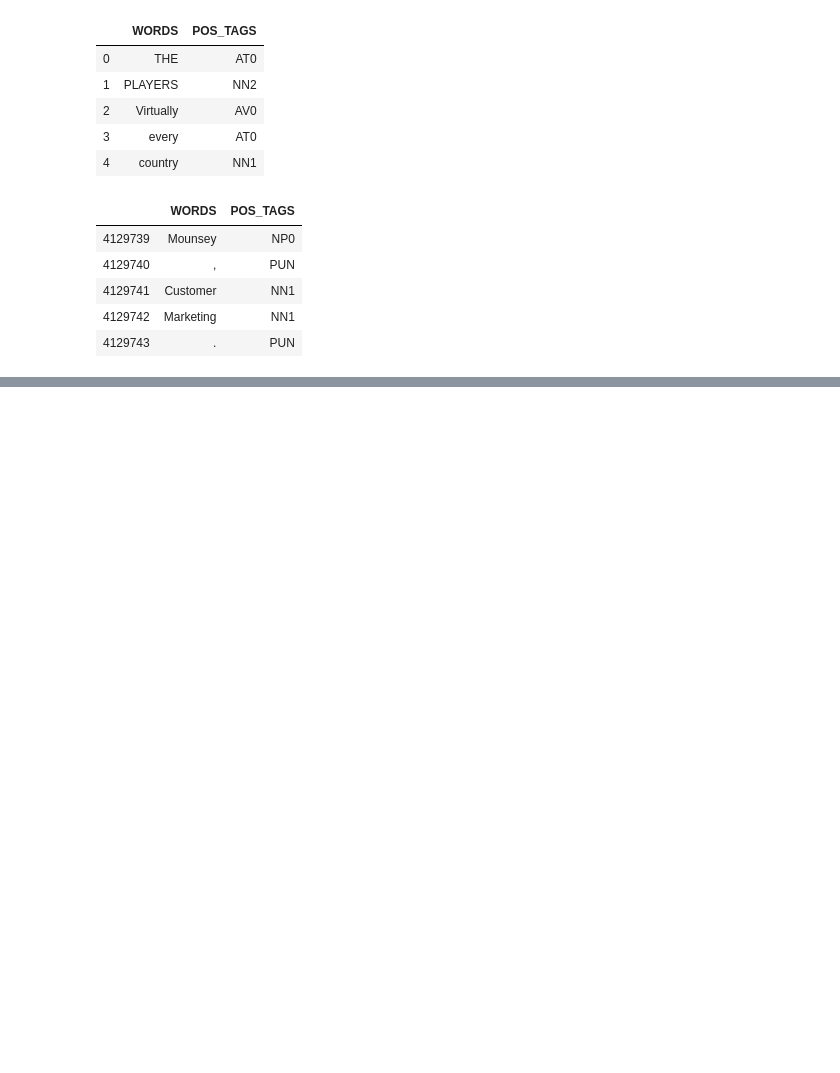
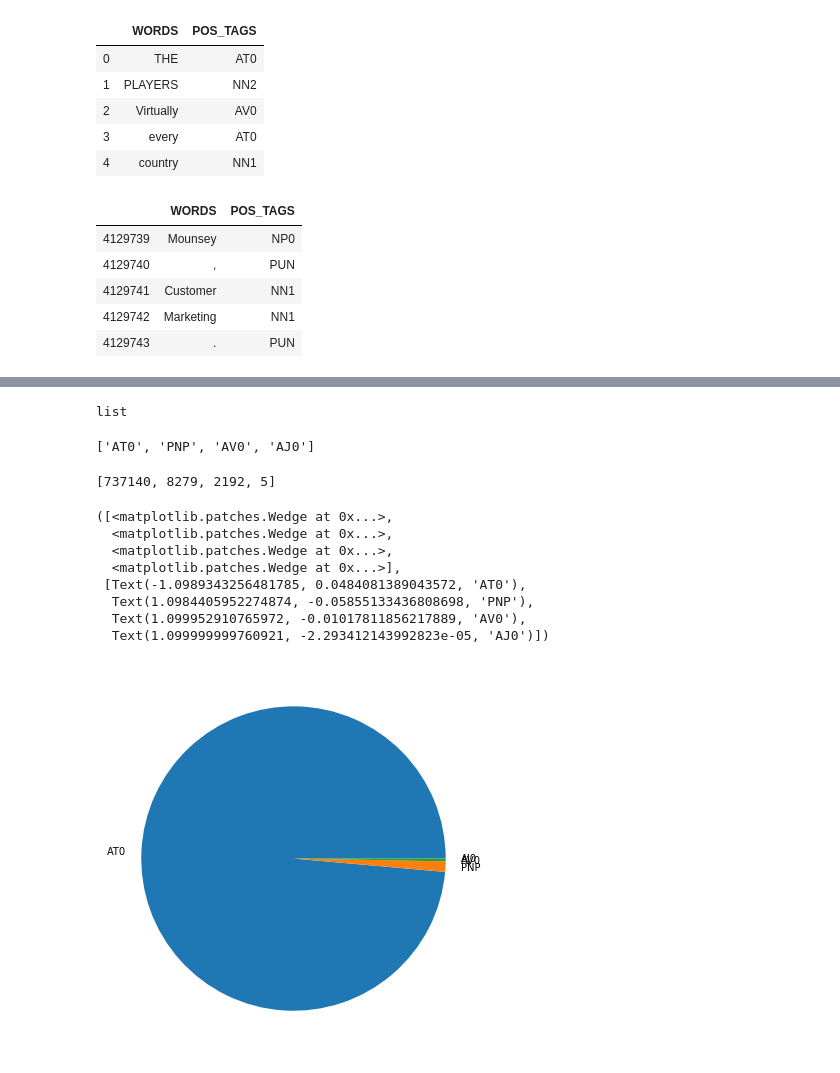
Before and after one commit to mastdev/pos_tag, a Jupyter notebook: pre-processing.ipynb, the cells around one changed output, grey strips where cells are left out. Saved outputs shown, nothing was run; the diff lists cells and outputs as text; code cells hidden in the pictures; blank space fills up the shorter version.

Commit message:
frequency count with pie chart representation

```diff
--- a/pre-processing.ipynb
+++ b/pre-processing.ipynb
@@ -57,8 +57,8 @@ for _dir, subdir, files in os.walk(test_dir):
 test_data={'WORDS': test_words, 'POS_TAGS': test_tags}
 pd.DataFrame(test_data).to_csv('test words_postag table.csv', index=False)
 # %%
-dff=pd.read_csv('test words_postag table.csv')
-dff.head()
+df2=pd.read_csv('test words_postag table.csv')
+df2.head()
 # %% [output]
 |  | WORDS | POS_TAGS |
 | 0 | THE | AT0 |
@@ -77,11 +77,3 @@ dff.tail()
 | 4129743 | . | PUN |
 # %%
 ## frequency count dictionary
-# %%
-freq= {}
-for i in dff.index:
-    temp=str(dff['WORDS'][i])[:-1]+'_'+dff['POS_TAGS'][i]
-    if(temp in freq):
-        freq[temp]+=1
-    else:
-        freq[temp]=1
@@ -103,0 +217,38 @@ to_PRP -> 37913
+# %%
+the_uses= {}
+for i in df.index:
+    a= str(df['WORDS'][i])[:-1]
+    b= "the"
+    if(a==b):
+        c=df['POS_TAGS'][i]
+        if(c in the_uses):
+            the_uses[c]+=1
+        else:
+            the_uses[c]=1
+
+for i in df2.index:
+    a= str(df2['WORDS'][i])[:-1]
+    b= "the"
+    if(a==b):
+        c=df2['POS_TAGS'][i]
+        if(c in the_uses):
+            the_uses[c]+=1
+        else:
+            the_uses[c]=1
+# %%
+type(the_uses)
+# %% [output]
+list
+# %%
+a=[]
+b=[]
+for i in range(len(top)):
+    a.append(the_uses[i][0])
+    b.append(the_uses[i][1])
+a
+# %% [output]
+['AT0', 'PNP', 'AV0', 'AJ0']
+# %%
+b
+# %% [output]
+[737140, 8279, 2192, 5]
@@ -103,0 +258,13 @@ to_PRP -> 37913
+# %%
+fig= plt.figure(figsize= (10, 7))
+plt.pie(b, labels=a)
+# %% [output]
+([<matplotlib.patches.Wedge at 0x...>,
+  <matplotlib.patches.Wedge at 0x...>,
+  <matplotlib.patches.Wedge at 0x...>,
+  <matplotlib.patches.Wedge at 0x...>],
+ [Text(-1.0989343256481785, 0.0484081389043572, 'AT0'),
+  Text(1.0984405952274874, -0.05855133436808698, 'PNP'),
+  Text(1.099952910765972, -0.01017811856217889, 'AV0'),
+  Text(1.099999999760921, -2.293412143992823e-05, 'AJ0')])
+[figure, added]
```
Also changed, not shown: parts of 11 cells of this notebook.
